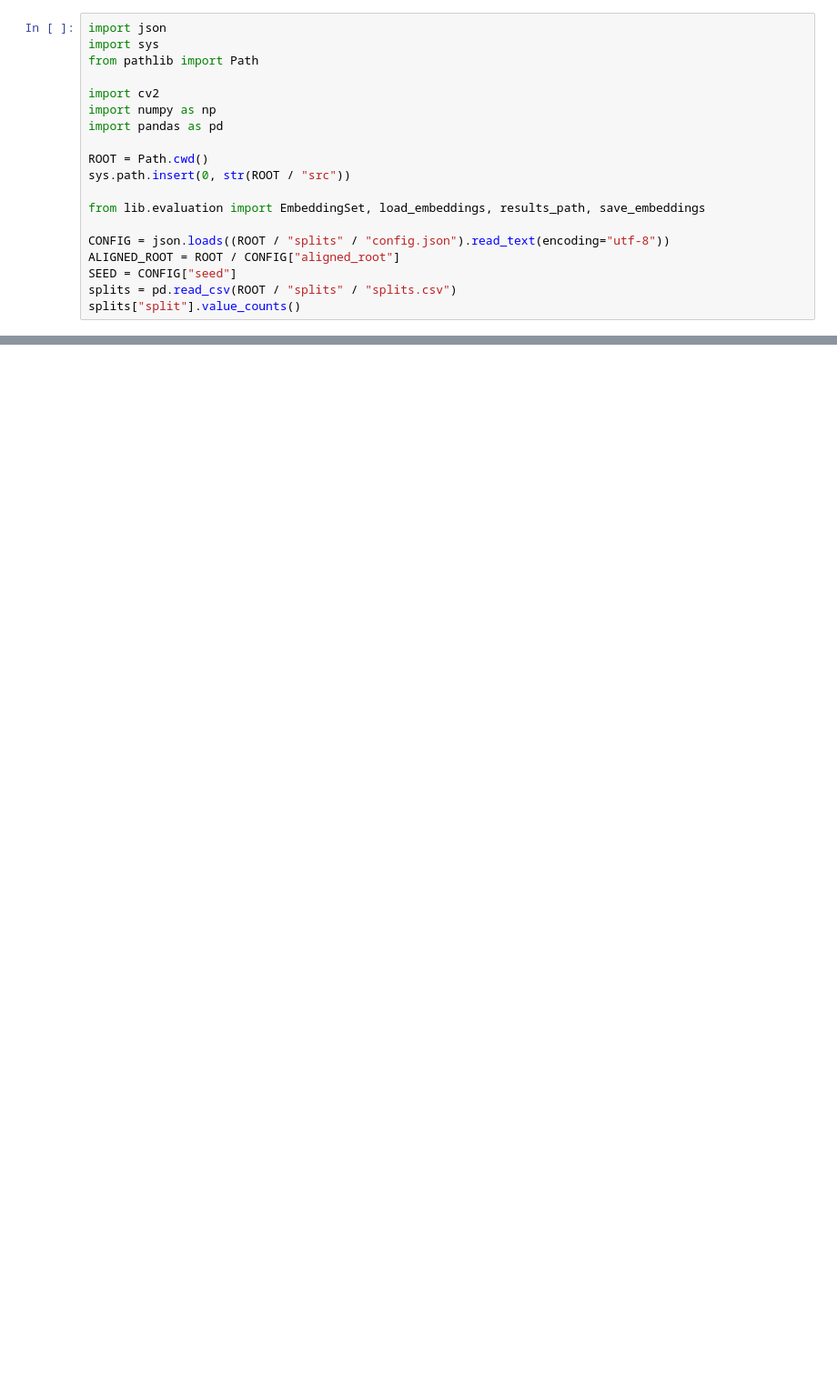
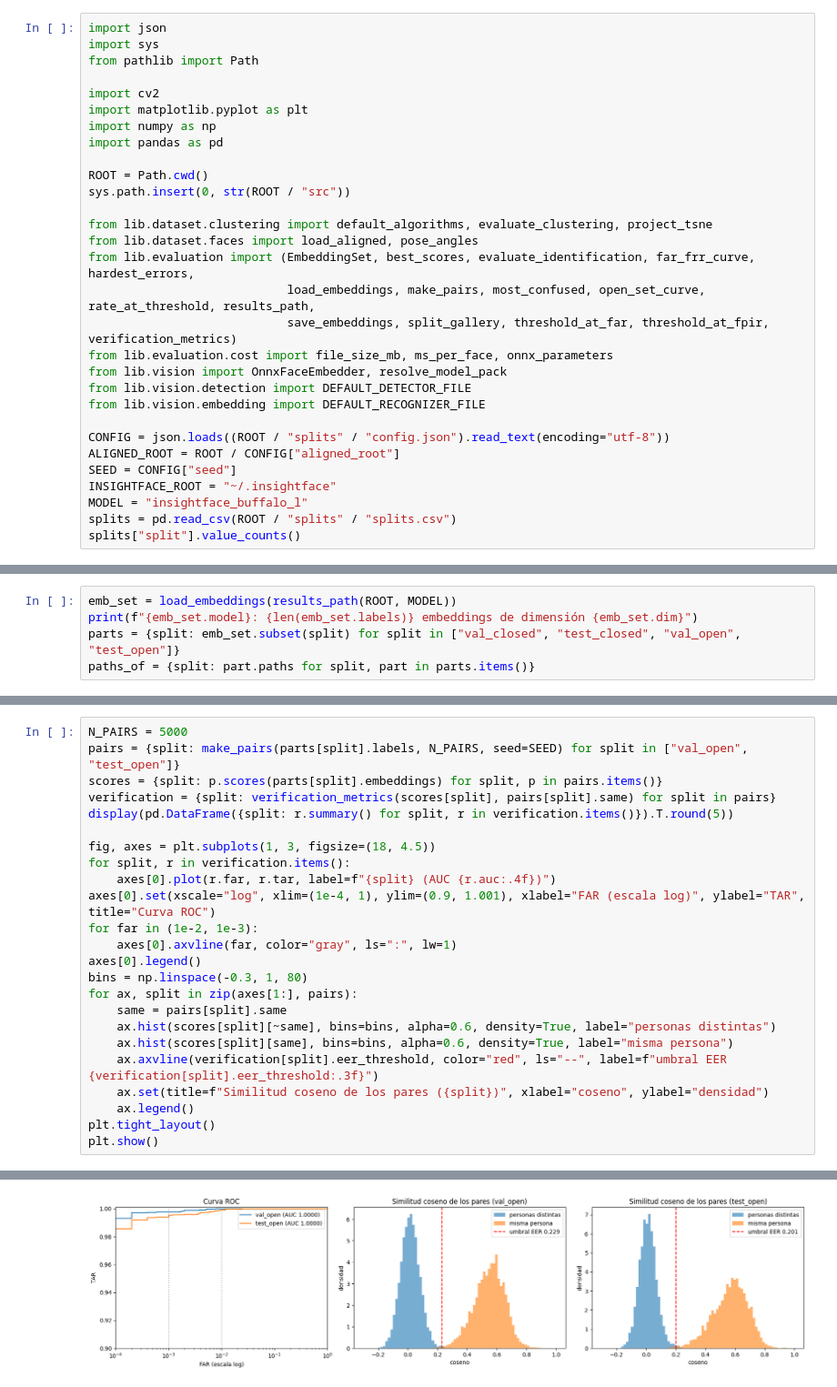
Before and after one commit to valentinlujambio/tuia-face-recognition-app, a Jupyter notebook: 2b-modelo-preentrenado.ipynb, the cells around one changed output, grey strips where cells are left out. Shown at 91% size. Cells and saved outputs as stored; diff of their text form; blank space fills up the shorter version.

Commit message:
feat: modelo B InsightFace buffalo_l con umbral 1:N calibrado y análisis de errores (3.2, 3.3)

```diff
--- a/2b-modelo-preentrenado.ipynb
+++ b/2b-modelo-preentrenado.ipynb
@@ -9,16 +9,27 @@ import sys
 from pathlib import Path
 
 import cv2
+import matplotlib.pyplot as plt
 import numpy as np
 import pandas as pd
 
 ROOT = Path.cwd()
 sys.path.insert(0, str(ROOT / "src"))
 
-from lib.evaluation import EmbeddingSet, load_embeddings, results_path, save_embeddings
+from lib.dataset.clustering import default_algorithms, evaluate_clustering, project_tsne
+from lib.dataset.faces import load_aligned, pose_angles
+from lib.evaluation import (EmbeddingSet, best_scores, evaluate_identification, far_frr_curve, hardest_errors,
+                            load_embeddings, make_pairs, most_confused, open_set_curve, rate_at_threshold, results_path,
+                            save_embeddings, split_gallery, threshold_at_far, threshold_at_fpir, verification_metrics)
+from lib.evaluation.cost import file_size_mb, ms_per_face, onnx_parameters
+from lib.vision import OnnxFaceEmbedder, resolve_model_pack
+from lib.vision.detection import DEFAULT_DETECTOR_FILE
+from lib.vision.embedding import DEFAULT_RECOGNIZER_FILE
 
 CONFIG = json.loads((ROOT / "splits" / "config.json").read_text(encoding="utf-8"))
 ALIGNED_ROOT = ROOT / CONFIG["aligned_root"]
 SEED = CONFIG["seed"]
+INSIGHTFACE_ROOT = "~/.insightface"
+MODEL = "insightface_buffalo_l"
 splits = pd.read_csv(ROOT / "splits" / "splits.csv")
 splits["split"].value_counts()
@@ -61,0 +135,5 @@ Las funciones de 3.3 (verificación, identificación, umbral, clustering, errore
+# %%
+emb_set = load_embeddings(results_path(ROOT, MODEL))
+print(f"{emb_set.model}: {len(emb_set.labels)} embeddings de dimensión {emb_set.dim}")
+parts = {split: emb_set.subset(split) for split in ["val_closed", "test_closed", "val_open", "test_open"]}
+paths_of = {split: part.paths for split, part in parts.items()}
@@ -61,0 +146,25 @@ Las funciones de 3.3 (verificación, identificación, umbral, clustering, errore
+# %%
+N_PAIRS = 5000
+pairs = {split: make_pairs(parts[split].labels, N_PAIRS, seed=SEED) for split in ["val_open", "test_open"]}
+scores = {split: p.scores(parts[split].embeddings) for split, p in pairs.items()}
+verification = {split: verification_metrics(scores[split], pairs[split].same) for split in pairs}
+display(pd.DataFrame({split: r.summary() for split, r in verification.items()}).T.round(5))
+
+fig, axes = plt.subplots(1, 3, figsize=(18, 4.5))
+for split, r in verification.items():
+    axes[0].plot(r.far, r.tar, label=f"{split} (AUC {r.auc:.4f})")
+axes[0].set(xscale="log", xlim=(1e-4, 1), ylim=(0.9, 1.001), xlabel="FAR (escala log)", ylabel="TAR", title="Curva ROC")
+for far in (1e-2, 1e-3):
+    axes[0].axvline(far, color="gray", ls=":", lw=1)
+axes[0].legend()
+bins = np.linspace(-0.3, 1, 80)
+for ax, split in zip(axes[1:], pairs):
+    same = pairs[split].same
+    ax.hist(scores[split][~same], bins=bins, alpha=0.6, density=True, label="personas distintas")
+    ax.hist(scores[split][same], bins=bins, alpha=0.6, density=True, label="misma persona")
+    ax.axvline(verification[split].eer_threshold, color="red", ls="--", label=f"umbral EER {verification[split].eer_threshold:.3f}")
+    ax.set(title=f"Similitud coseno de los pares ({split})", xlabel="coseno", ylabel="densidad")
+    ax.legend()
+plt.tight_layout()
+plt.show()
+# %% [output]
@@ -61,0 +174 @@ Las funciones de 3.3 (verificación, identificación, umbral, clustering, errore
+[figure, added]
```
Also changed, not shown: parts of 38 cells of this notebook.
